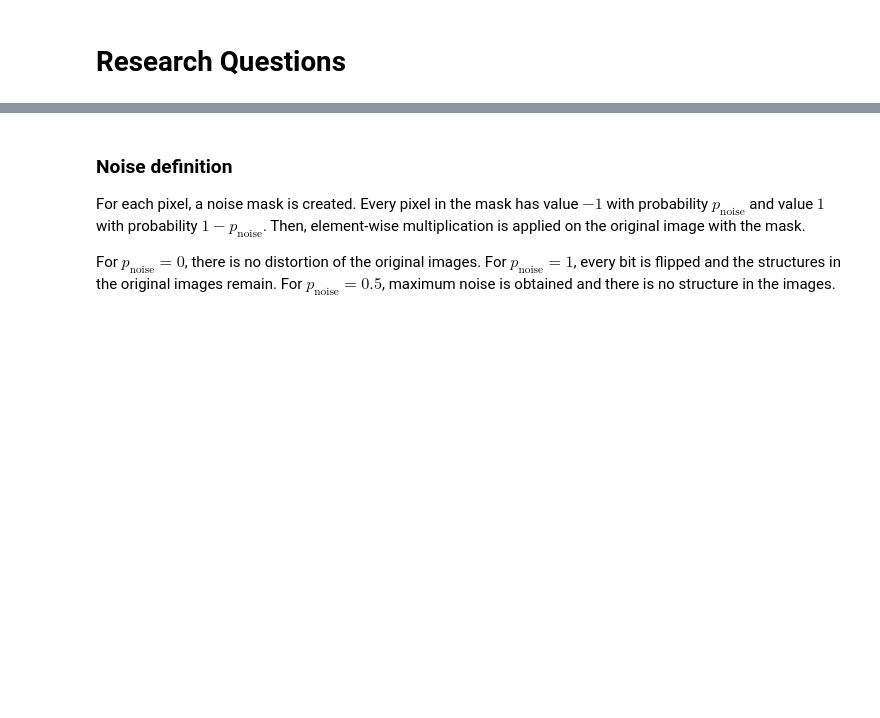
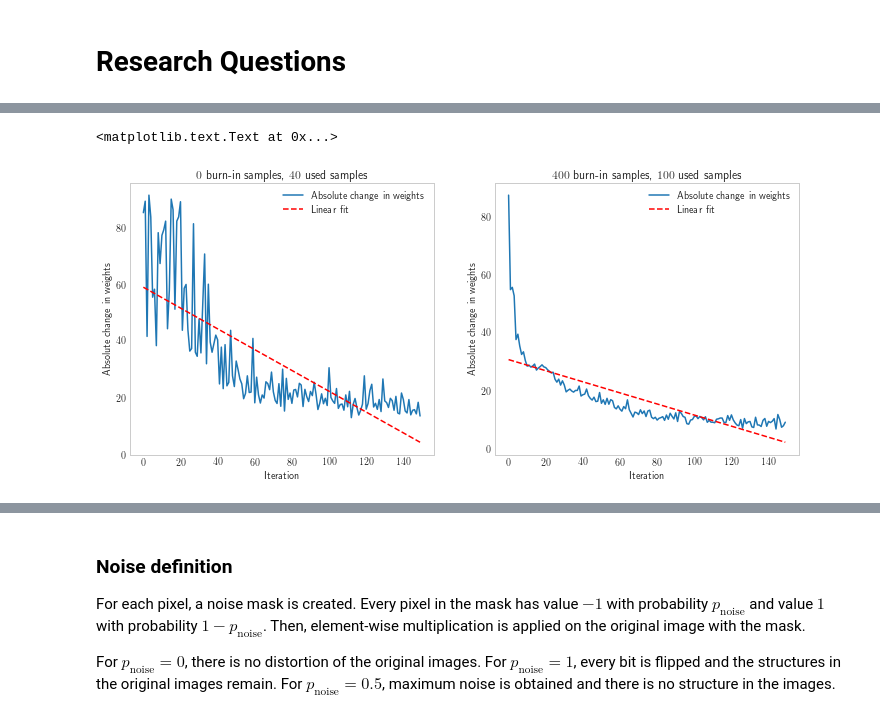
Before and after one commit to kevin91nl/machine-learning, a Jupyter notebook: boltzmann/Research.ipynb, the cells around one changed output, grey strips where cells are left out. Cells and saved outputs as stored; diff of their text form; code cells hidden in the pictures; blank space fills up the shorter version.

```diff
--- a/boltzmann/Research.ipynb
+++ b/boltzmann/Research.ipynb
@@ -94,0 +152,22 @@ data.load_images()
+# %%
+q = training_bm(0, 40)
+fig, ax = plt.subplots(nrows=1, ncols=2, figsize=(12, 5))
+fit = np.polyfit(np.arange(150), q[:, 0], 1, full=True)
+ax[0].plot(q[:, 0], label='Absolute change in weights')
+ax[0].plot(np.arange(150), fit[0][0] * np.arange(150) + fit[0][1], '--r', label='Linear fit')
+ax[0].legend()
+ax[0].set_xlabel('Iteration')
+ax[0].set_ylabel('Absolute change in weights')
+ax[0].set_title('$0$ burn-in samples, $40$ used samples')
+
+q = training_bm(400, 100)
+fit = np.polyfit(np.arange(150), q[:, 0], 1, full=True)
+ax[1].plot(q[:, 0], label='Absolute change in weights')
+ax[1].plot(np.arange(150), fit[0][0] * np.arange(150) + fit[0][1], '--r', label='Linear fit')
+ax[1].legend()
+ax[1].set_xlabel('Iteration')
+ax[1].set_ylabel('Absolute change in weights')
+ax[1].set_title('$400$ burn-in samples, $100$ used samples')
+# %% [output]
+<matplotlib.text.Text at 0x...>
+[figure, added]
```
Also changed, not shown: parts of 7 cells of this notebook.
